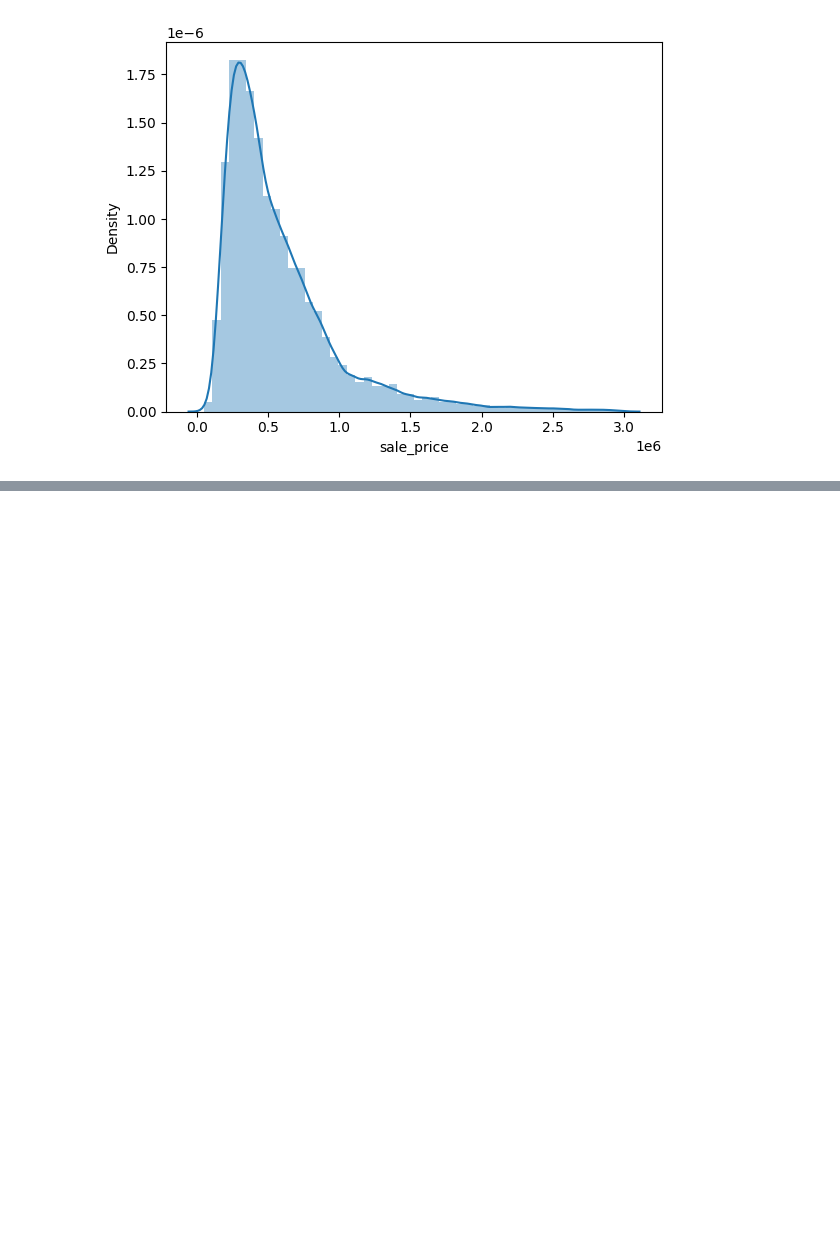
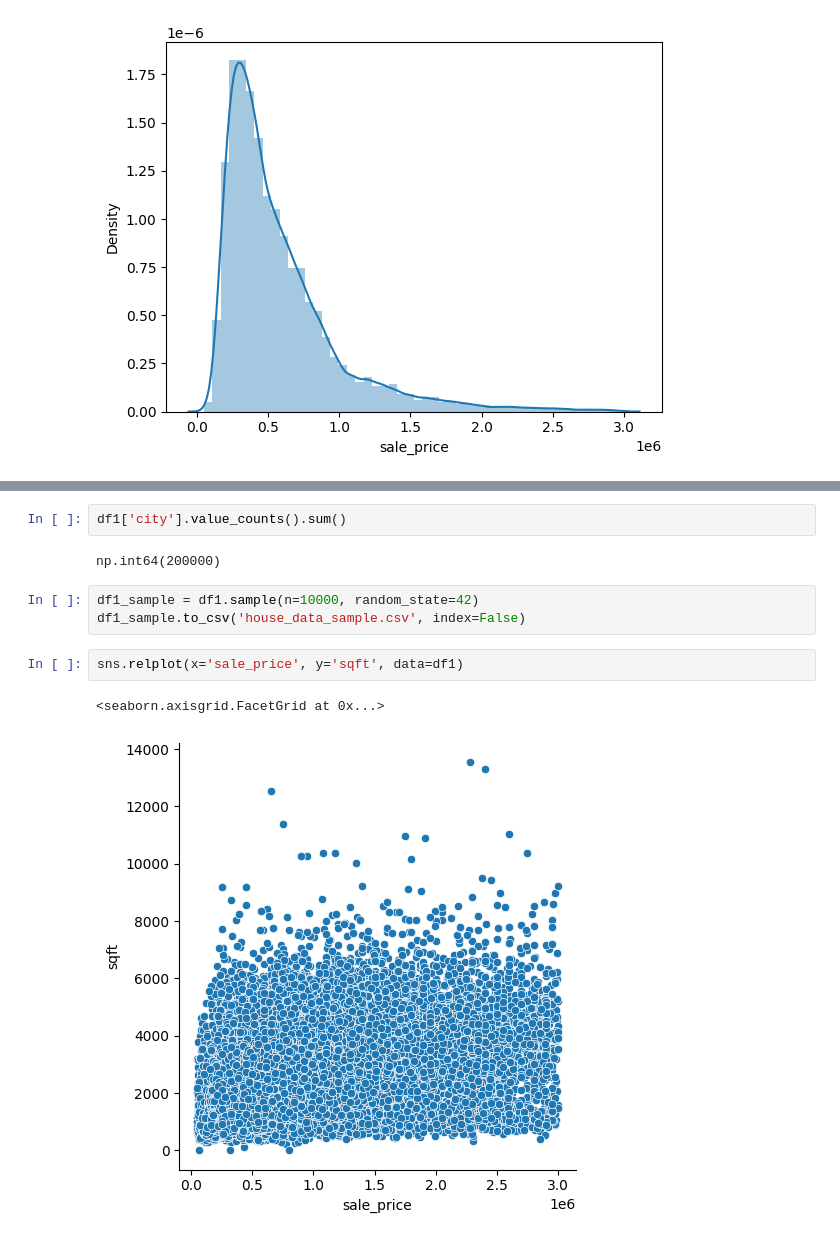
Before and after one commit to Shally-1997/project_house_prediction, a Jupyter notebook: HousePrice.ipynb, the cells around one changed output, grey strips where cells are left out. Cells and saved outputs as stored; diff of their text form; blank space fills up the shorter version.

```diff
--- a/HousePrice.ipynb
+++ b/HousePrice.ipynb
@@ -326,0 +323,12 @@ for col in df1.columns:
+# %%
+df1['city'].value_counts().sum()
+# %% [output]
+np.int64(200000)
+# %%
+df1_sample = df1.sample(n=10000, random_state=42)
+df1_sample.to_csv('house_data_sample.csv', index=False)
+# %%
+sns.relplot(x='sale_price', y='sqft', data=df1)
+# %% [output]
+<seaborn.axisgrid.FacetGrid at 0x...>
+[figure, added]
```
Also changed, not shown: parts of 16 cells of this notebook, 2 other files.
